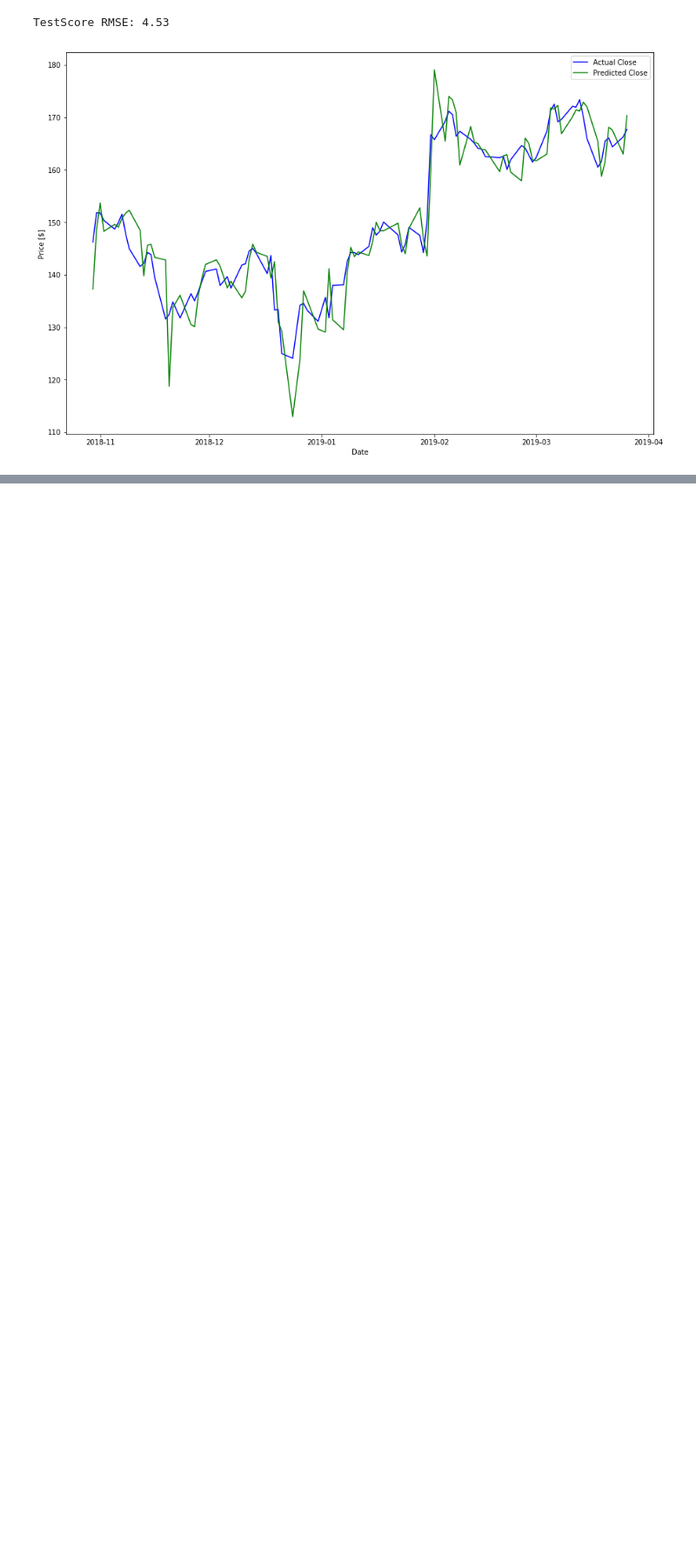
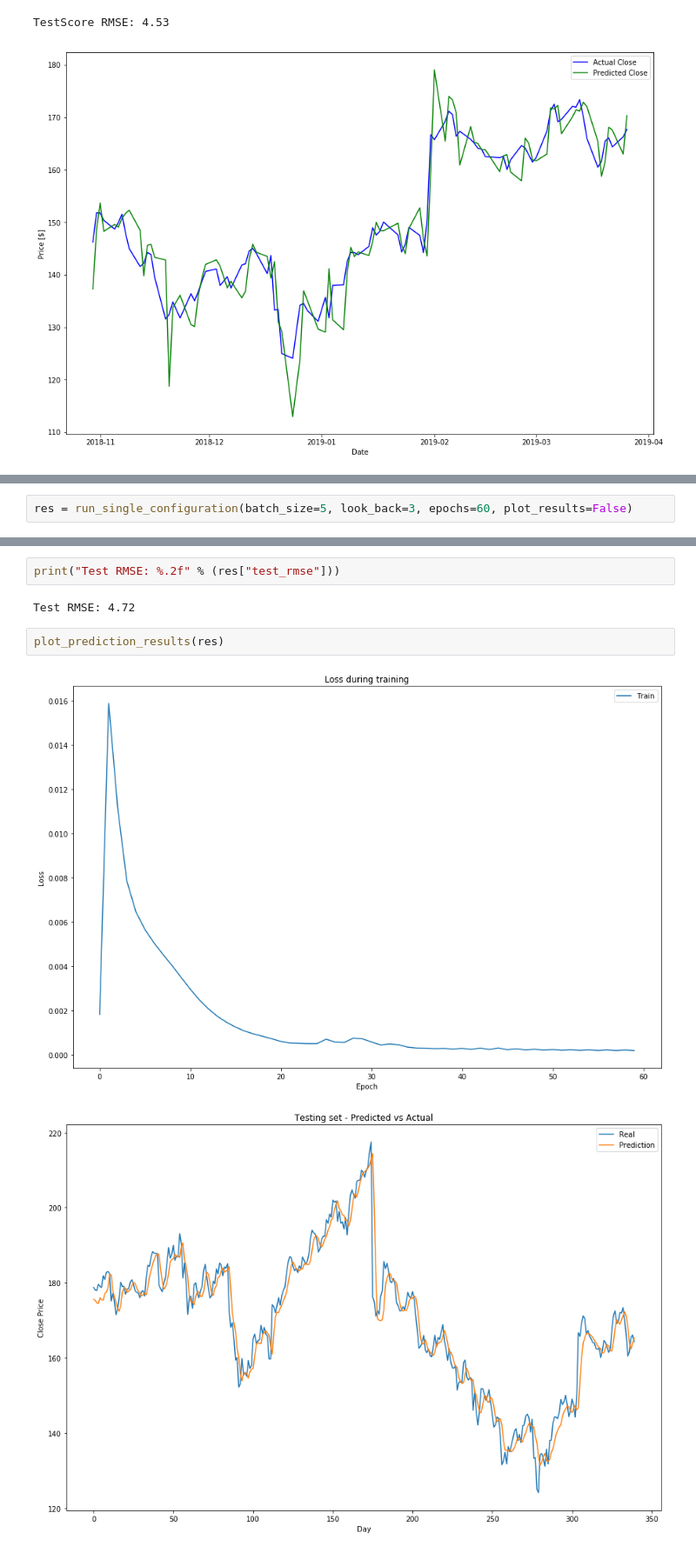
Before and after one commit to edibusl/stocks-predict, a Jupyter notebook: Stocks Prediction - Keras LSTM.ipynb, the cells around one changed output, grey strips where cells are left out. Shown at 87% size. Saved outputs shown, nothing was run; the diff lists cells and outputs as text; blank space fills up the shorter version.

```diff
--- a/Stocks Prediction - Keras LSTM.ipynb
+++ b/Stocks Prediction - Keras LSTM.ipynb
@@ -803,0 +1002,2 @@ TestScore RMSE: 4.53
+# %%
+res = run_single_configuration(batch_size=5, look_back=3, epochs=60, plot_results=False)
@@ -803,0 +1022,9 @@ TestScore RMSE: 4.53
+# %%
+print("Test RMSE: %.2f" % (res["test_rmse"]))
+# %% [output]
+Test RMSE: 4.72
+# %%
+plot_prediction_results(res)
+# %% [output]
+[figure, added]
+[figure, added]
```
Also changed, not shown: parts of 15 cells of this notebook, 3 other files.
